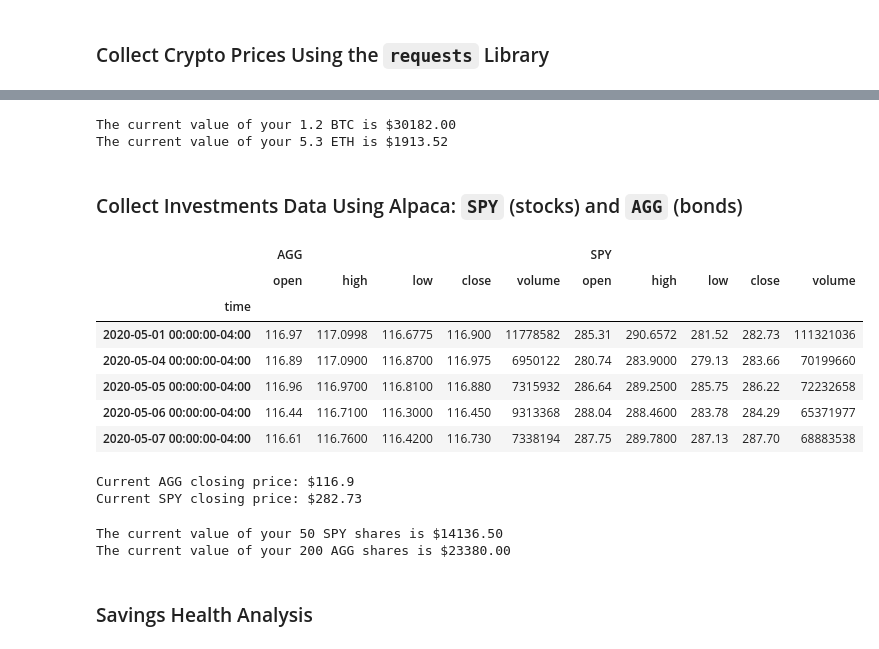
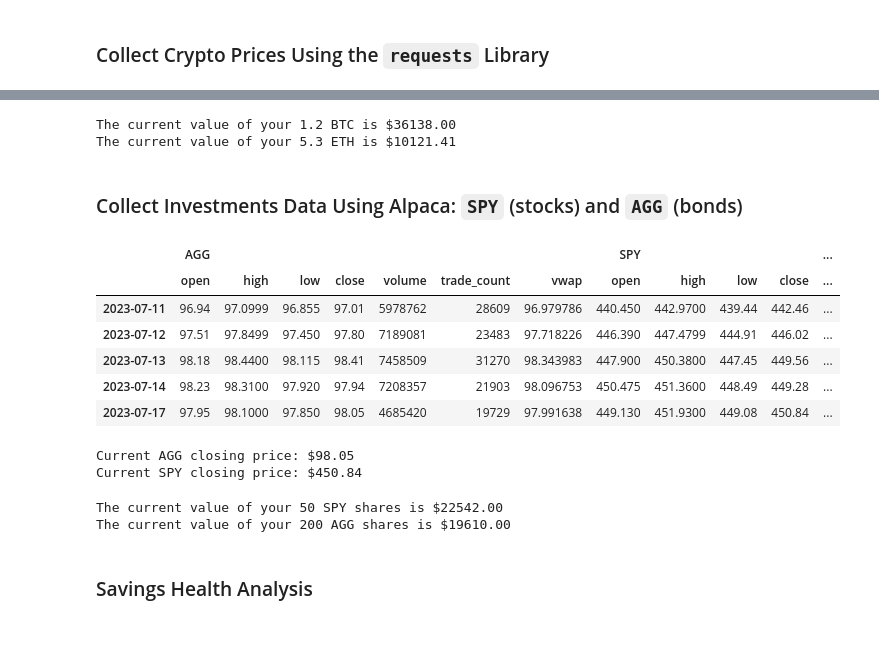
Before and after one commit to jjcode-fintech/financial-planner, a Jupyter notebook: financial-planner.ipynb, the cells around one changed output, grey strips where cells are left out. Cells and saved outputs as stored; diff of their text form; code cells hidden in the pictures.

```diff
--- a/financial-planner.ipynb
+++ b/financial-planner.ipynb
@@ -100,17 +84,20 @@ eth_data
   'num_cryptocurrencies': 3119,
   'error': None}}
 # %%
+# Grab current price of crypto
+btc_price = btc_data['data']['1']['quotes']['USD']['price']
+eth_price = eth_data['data']['1027']['quotes']['USD']['price']
+
 # Compute current value of my crpto
-my_btc_value = btc_data['data']['1']['quotes']['USD']['price']
-my_eth_value = eth_data['data']['1027']['quotes']['USD']['price']
-
+my_btc_value = my_btc * btc_price
+my_eth_value = my_eth * eth_price
 
 # Print current crypto wallet balance
 print(f"The current value of your {my_btc} BTC is ${my_btc_value:0.2f}")
 print(f"The current value of your {my_eth} ETH is ${my_eth_value:0.2f}")
 # %% [output]
-The current value of your 1.2 BTC is $30182.00
-The current value of your 5.3 ETH is $1913.52
+The current value of your 1.2 BTC is $36138.00
+The current value of your 5.3 ETH is $10121.41
 # %% [markdown]
 ### Collect Investments Data Using Alpaca: `SPY` (stocks) and `AGG` (bonds)
 # %%
@@ -119,62 +106,70 @@ my_agg = 200
 my_spy = 50
 # %%
 # Set Alpaca API key and secret
-# YOUR CODE HERE!
+alpaca_api_key = os.getenv("ALPACA_API_KEY")
+alpaca_secret_key = os.getenv("ALPACA_SECRET_KEY")
 
 # Create the Alpaca API object
-# YOUR CODE HERE!
+alpaca_api = tradeapi.REST(alpaca_api_key, alpaca_secret_key, api_version = "v2")
 # %%
 # Format current date as ISO format
-# YOUR CODE HERE!
+start_date_shares = pd.Timestamp("2023-07-01", tz="America/New_York").isoformat()
+current_date_shares = pd.Timestamp("2023-07-17", tz="America/New_York").isoformat()
 
 # Set the tickers
 tickers = ["AGG", "SPY"]
 
 # Set timeframe to "1Day" for Alpaca API
 timeframe = "1Day"
 
 # Get current closing prices for SPY and AGG
-# YOUR CODE HERE!
+close_price_df = alpaca_api.get_bars(tickers,  timeframe, start = start_date_shares, end = current_date_shares).df
 
 # Reorganize the DataFrame
 # Separate ticker data
-# YOUR CODE HERE!
-
+AGG = close_price_df[close_price_df["symbol"]=="AGG"].drop("symbol", axis=1)
+SPY = close_price_df[close_price_df["symbol"]=="SPY"].drop("symbol", axis=1)
 
 # Concatenate the ticker DataFrames
-# YOUR CODE HERE!
+combo_close_price_df = pd.concat([AGG, SPY],axis=1, keys=["AGG","SPY"])
+
+# change timestamp to date, set column as index and sort by date
+combo_close_price_df.index = combo_close_price_df.index.date
+# combo_close_price_df.sort_index(ascending=False)
 
 # Preview DataFrame
-# YOUR CODE HERE!
+combo_close_price_df.tail()
 # %% [output]
-|  | AGG |  |  |  |  | SPY |  |  |  |  |
-|  | open | high | low | close | volume | open | high | low | close | volume |
-| time |  |  |  |  |  |  |  |  |  |  |
-| 2020-05-01 00:00:00-04:00 | 116.97 | 117.0998 | 116.6775 | 116.900 | 11778582 | 285.31 | 290.6572 | 281.52 | 282.73 | 111321036 |
-| 2020-05-04 00:00:00-04:00 | 116.89 | 117.0900 | 116.8700 | 116.975 | 6950122 | 280.74 | 283.9000 | 279.13 | 283.66 | 70199660 |
-| 2020-05-05 00:00:00-04:00 | 116.96 | 116.9700 | 116.8100 | 116.880 | 7315932 | 286.64 | 289.2500 | 285.75 | 286.22 | 72232658 |
-| 2020-05-06 00:00:00-04:00 | 116.44 | 116.7100 | 116.3000 | 116.450 | 9313368 | 288.04 | 288.4600 | 283.78 | 284.29 | 65371977 |
-| 2020-05-07 00:00:00-04:00 | 116.61 | 116.7600 | 116.4200 | 116.730 | 7338194 | 287.75 | 289.7800 | 287.13 | 287.70 | 68883538 |
+|  | AGG |  |  |  |  |  |  | SPY |  |  |  | ... |
+|  | open | high | low | close | volume | trade_count | vwap | open | high | low | close | ... |
+| 2023-07-11 | 96.94 | 97.0999 | 96.855 | 97.01 | 5978762 | 28609 | 96.979786 | 440.450 | 442.9700 | 439.44 | 442.46 | ... |
+| 2023-07-12 | 97.51 | 97.8499 | 97.450 | 97.80 | 7189081 | 23483 | 97.718226 | 446.390 | 447.4799 | 444.91 | 446.02 | ... |
+| 2023-07-13 | 98.18 | 98.4400 | 98.115 | 98.41 | 7458509 | 31270 | 98.343983 | 447.900 | 450.3800 | 447.45 | 449.56 | ... |
+| 2023-07-14 | 98.23 | 98.3100 | 97.920 | 97.94 | 7208357 | 21903 | 98.096753 | 450.475 | 451.3600 | 448.49 | 449.28 | ... |
+| 2023-07-17 | 97.95 | 98.1000 | 97.850 | 98.05 | 4685420 | 19729 | 97.991638 | 449.130 | 451.9300 | 449.08 | 450.84 | ... |
 # %%
 # Pick AGG and SPY close prices
-# YOUR CODE HERE!
+agg_close_price = float(combo_close_price_df["AGG"]["close"][-1])
+spy_close_price = float(combo_close_price_df["SPY"]["close"][-1])
 
 # Print AGG and SPY close prices
 print(f"Current AGG closing price: ${agg_close_price}")
 print(f"Current SPY closing price: ${spy_close_price}")
 # %% [output]
-Current AGG closing price: $116.9
-Current SPY closing price: $282.73
+Current AGG closing price: $98.05
+Current SPY closing price: $450.84
 # %%
 # Compute the current value of shares
-# YOUR CODE HERE!
+my_spy_value = spy_close_price * my_spy
+my_agg_value = agg_close_price * my_agg
+
 
 # Print current value of shares
 print(f"The current value of your {my_spy} SPY shares is ${my_spy_value:0.2f}")
 print(f"The current value of your {my_agg} AGG shares is ${my_agg_value:0.2f}")
 # %% [output]
-The current value of your 50 SPY shares is $14136.50
-The current value of your 200 AGG shares is $23380.00
+The current value of your 50 SPY shares is $22542.00
+The current value of your 200 AGG shares is $19610.00
 # %% [markdown]
 ### Savings Health Analysis
 # %%
```
Also changed, not shown: parts of 11 cells of this notebook, 2 other files.
